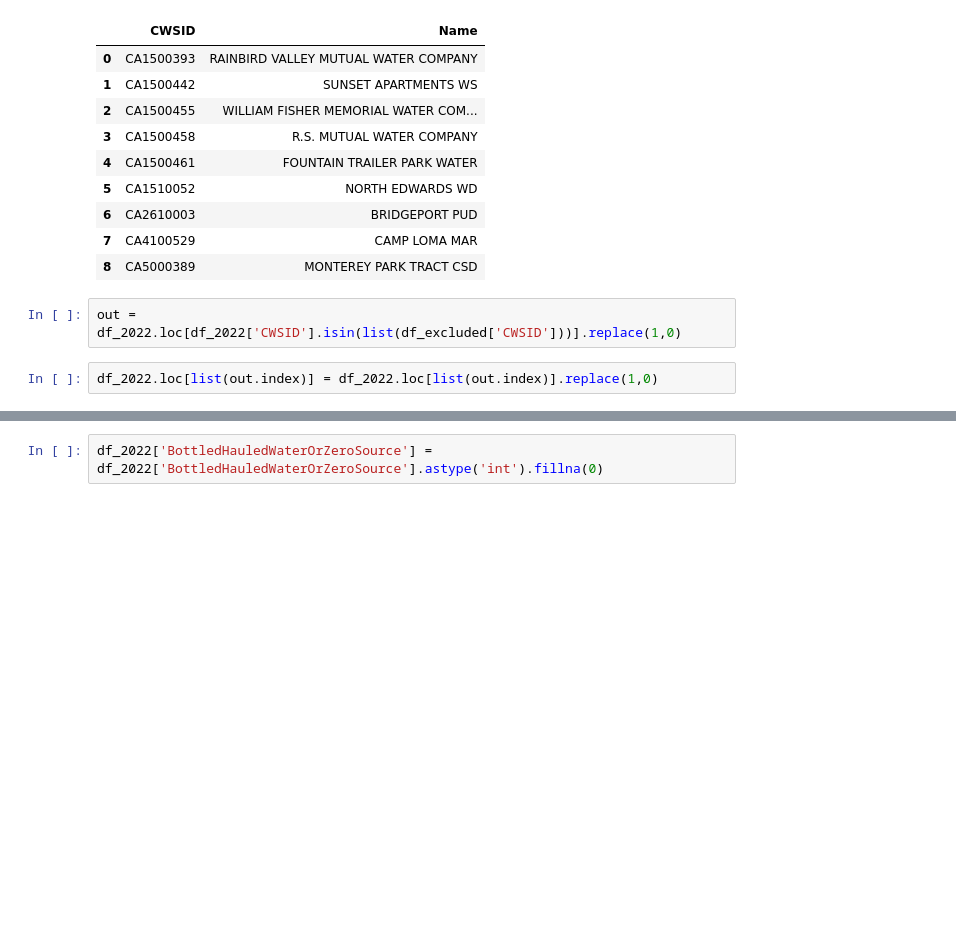
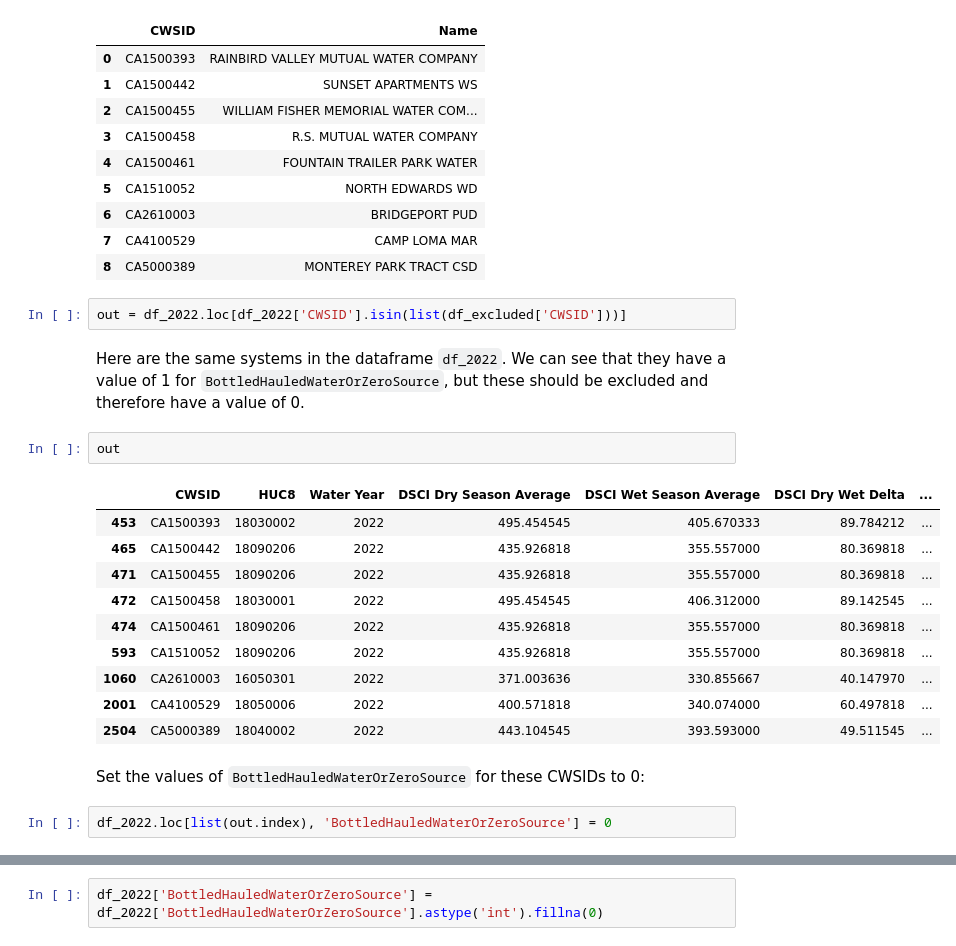
Before and after one commit to cagov/aae-dsa-water, a Jupyter notebook: water.ipynb, the cells around one changed output, grey strips where cells are left out. Cells and saved outputs as stored; diff of their text form; blank space fills up the shorter version.

```diff
--- a/water.ipynb
+++ b/water.ipynb
@@ -626,7 +628,24 @@ df_excluded
 | 6 | CA2610003 | BRIDGEPORT PUD |
 | 7 | CA4100529 | CAMP LOMA MAR |
 | 8 | CA5000389 | MONTEREY PARK TRACT CSD |
-# %%
-out = df_2022.loc[df_2022['CWSID'].isin(list(df_excluded['CWSID']))].replace(1,0)
+# %%
+out = df_2022.loc[df_2022['CWSID'].isin(list(df_excluded['CWSID']))]
+# %% [markdown]
+Here are the same systems in the dataframe `df_2022`. We can see that they have a value of 1 for `BottledHauledWaterOrZeroSource`, but these should be excluded and therefore have a value of 0.
+# %%
+out
+# %% [output]
+|  | CWSID | HUC8 | Water Year | DSCI Dry Season Average | DSCI Wet Season Average | DSCI Dry Wet Delta | ... |
+| 453 | CA1500393 | 18030002 | 2022 | 495.454545 | 405.670333 | 89.784212 | ... |
+| 465 | CA1500442 | 18090206 | 2022 | 435.926818 | 355.557000 | 80.369818 | ... |
+| 471 | CA1500455 | 18090206 | 2022 | 435.926818 | 355.557000 | 80.369818 | ... |
+| 472 | CA1500458 | 18030001 | 2022 | 495.454545 | 406.312000 | 89.142545 | ... |
+| 474 | CA1500461 | 18090206 | 2022 | 435.926818 | 355.557000 | 80.369818 | ... |
+| 593 | CA1510052 | 18090206 | 2022 | 435.926818 | 355.557000 | 80.369818 | ... |
+| 1060 | CA2610003 | 16050301 | 2022 | 371.003636 | 330.855667 | 40.147970 | ... |
+| 2001 | CA4100529 | 18050006 | 2022 | 400.571818 | 340.074000 | 60.497818 | ... |
+| 2504 | CA5000389 | 18040002 | 2022 | 443.104545 | 393.593000 | 49.511545 | ... |
+# %% [markdown]
+Set the values of `BottledHauledWaterOrZeroSource` for these CWSIDs to 0:
 # %%
-df_2022.loc[list(out.index)] = df_2022.loc[list(out.index)].replace(1,0)
+df_2022.loc[list(out.index), 'BottledHauledWaterOrZeroSource'] = 0
```
Also changed, not shown: parts of 6 cells of this notebook, 1 other file.
